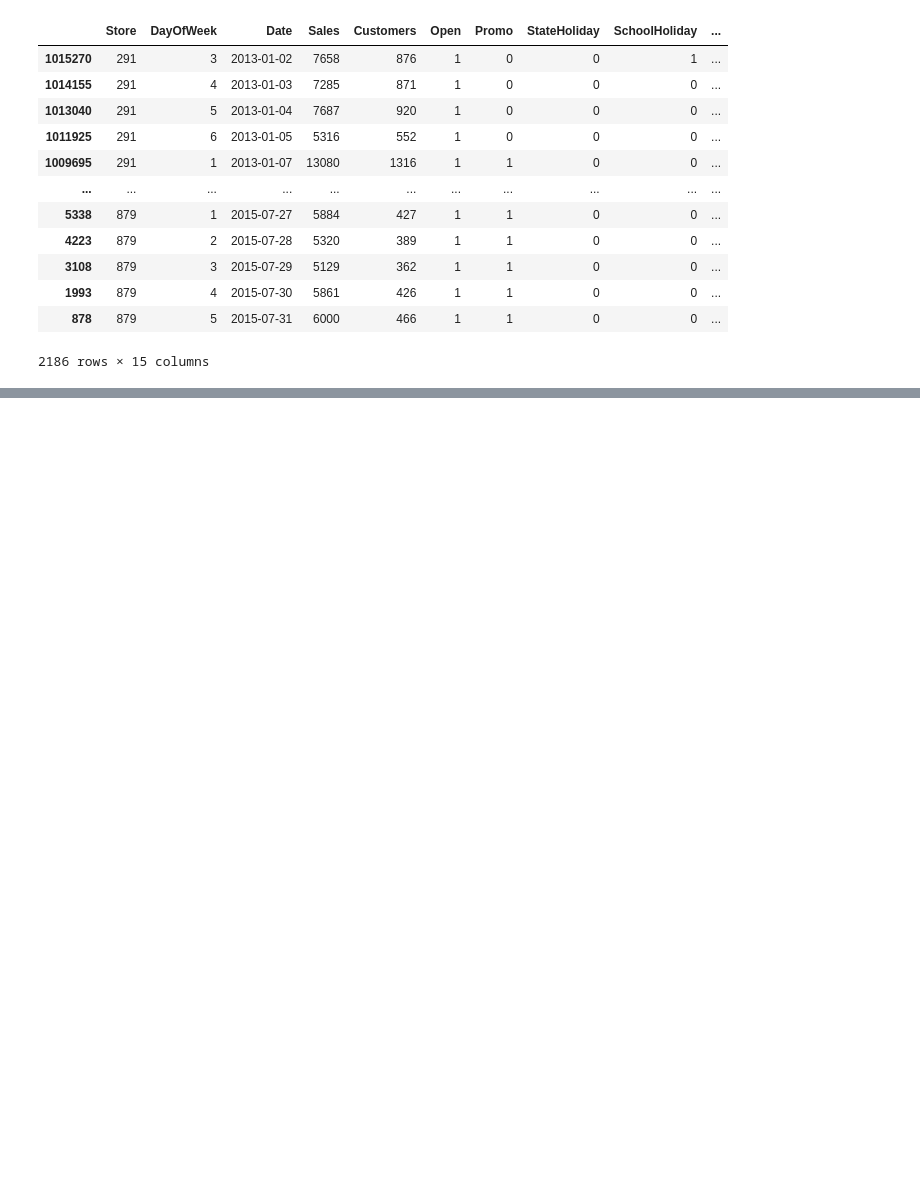
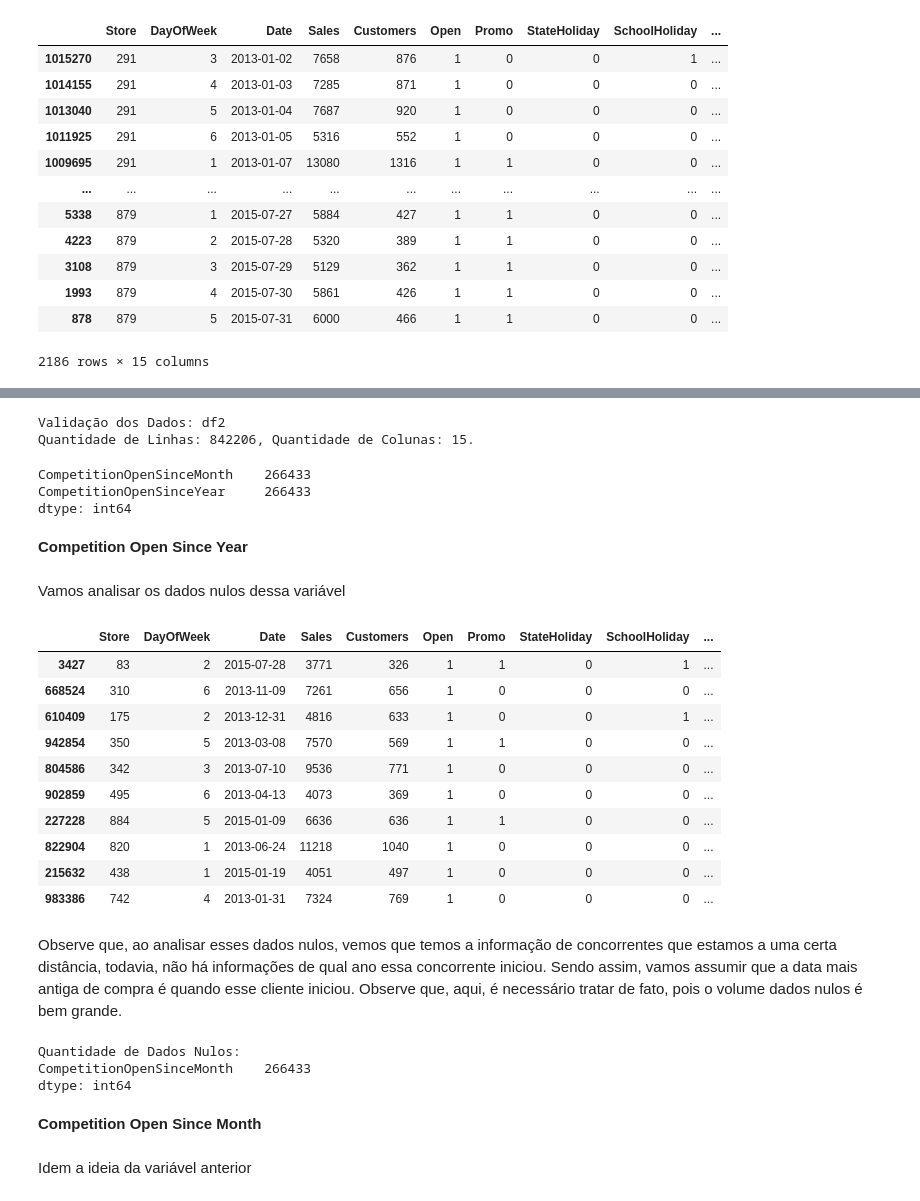
Before and after one commit to jefferson-datascience/Previsao-Vendas-Rossmann, a Jupyter notebook: Notebooks/Ciclo1.ipynb, the cells around one changed output, grey strips where cells are left out. Drawn from its saved outputs; the diff is of its cells as text; code cells hidden in the pictures; blank space fills up the shorter version.

```diff
--- a/Notebooks/Ciclo1.ipynb
+++ b/Notebooks/Ciclo1.ipynb
@@ -343,0 +355,63 @@ df2[df2['CompetitionDistance'].isna()].sort_values(by=['Store', 'Date'], ascendi
+# %%
+# Eliminando os dados em que o competition distance é nulo
+df2 = df2.drop(index=df2[df2['CompetitionDistance'].isna()].sort_values(by=['Store', 'Date'], ascending=True).index.tolist())
+
+# Validação dos Dados
+validacao_dados(df2,'df2')
+# %% [output]
+Validação dos Dados: df2
+Quantidade de Linhas: 842206, Quantidade de Colunas: 15.
+# %%
+# Validação dos Dados Nulos
+df2.isna().sum()[df2.isna().sum() > 0]
+# %% [output]
+CompetitionOpenSinceMonth    266433
+CompetitionOpenSinceYear     266433
+dtype: int64
+# %% [markdown]
+**Competition Open Since Year**
+# %% [markdown]
+Vamos analisar os dados nulos dessa variável
+# %%
+# Obtenção dos Dados
+df2[df2['CompetitionOpenSinceYear'].isna()].sample(n=10)
+# %% [output]
+|  | Store | DayOfWeek | Date | Sales | Customers | Open | Promo | StateHoliday | SchoolHoliday | ... |
+| 3427 | 83 | 2 | 2015-07-28 | 3771 | 326 | 1 | 1 | 0 | 1 | ... |
+| 668524 | 310 | 6 | 2013-11-09 | 7261 | 656 | 1 | 0 | 0 | 0 | ... |
+| 610409 | 175 | 2 | 2013-12-31 | 4816 | 633 | 1 | 0 | 0 | 1 | ... |
+| 942854 | 350 | 5 | 2013-03-08 | 7570 | 569 | 1 | 1 | 0 | 0 | ... |
+| 804586 | 342 | 3 | 2013-07-10 | 9536 | 771 | 1 | 0 | 0 | 0 | ... |
+| 902859 | 495 | 6 | 2013-04-13 | 4073 | 369 | 1 | 0 | 0 | 0 | ... |
+| 227228 | 884 | 5 | 2015-01-09 | 6636 | 636 | 1 | 1 | 0 | 0 | ... |
+| 822904 | 820 | 1 | 2013-06-24 | 11218 | 1040 | 1 | 0 | 0 | 0 | ... |
+| 215632 | 438 | 1 | 2015-01-19 | 4051 | 497 | 1 | 0 | 0 | 0 | ... |
+| 983386 | 742 | 4 | 2013-01-31 | 7324 | 769 | 1 | 0 | 0 | 0 | ... |
+# %% [markdown]
+Observe que, ao analisar esses dados nulos, vemos que temos a informação de concorrentes que estamos a uma certa distância, todavia, não há informações de qual ano essa concorrente iniciou. Sendo assim, vamos assumir que a data mais antiga de compra é quando esse cliente iniciou. Observe que, aqui, é necessário tratar de fato, pois o volume dados nulos é bem grande.
+# %%
+# Obtendo a menor data de vendas em relação a cada loja.
+competition_date = df2[['Store', 'Date']].groupby('Store').min().reset_index()
+
+# Vamos extrair o anoa dessas datas
+competition_date['MinDate'] =  competition_date['Date'].apply(lambda x: x.year)
+
+# Eliminando colunas desnecessárias
+competition_date = competition_date.drop(columns=['Date'], axis=1)
+
+# Aplicação de um left join para preencher os dados nulos
+df2 = df2.merge(competition_date, how='left', on='Store')
+
+# Eliminando os Dados Nulos dos Anos
+df2['CompetitionOpenSinceYear'] = np.where(df2['CompetitionOpenSinceYear'].isna(), df2['MinDate'], df2['CompetitionOpenSinceYear'])
+
+# Validação
+print(f'Quantidade de Dados Nulos: \n{df2.isna().sum()[df2.isna().sum() > 0]}')
+# %% [output]
+Quantidade de Dados Nulos:
+CompetitionOpenSinceMonth    266433
+dtype: int64
+# %% [markdown]
+**Competition Open Since Month**
+# %% [markdown]
+Idem a ideia da variável anterior
```
Also changed, not shown: parts of 38 cells of this notebook.
